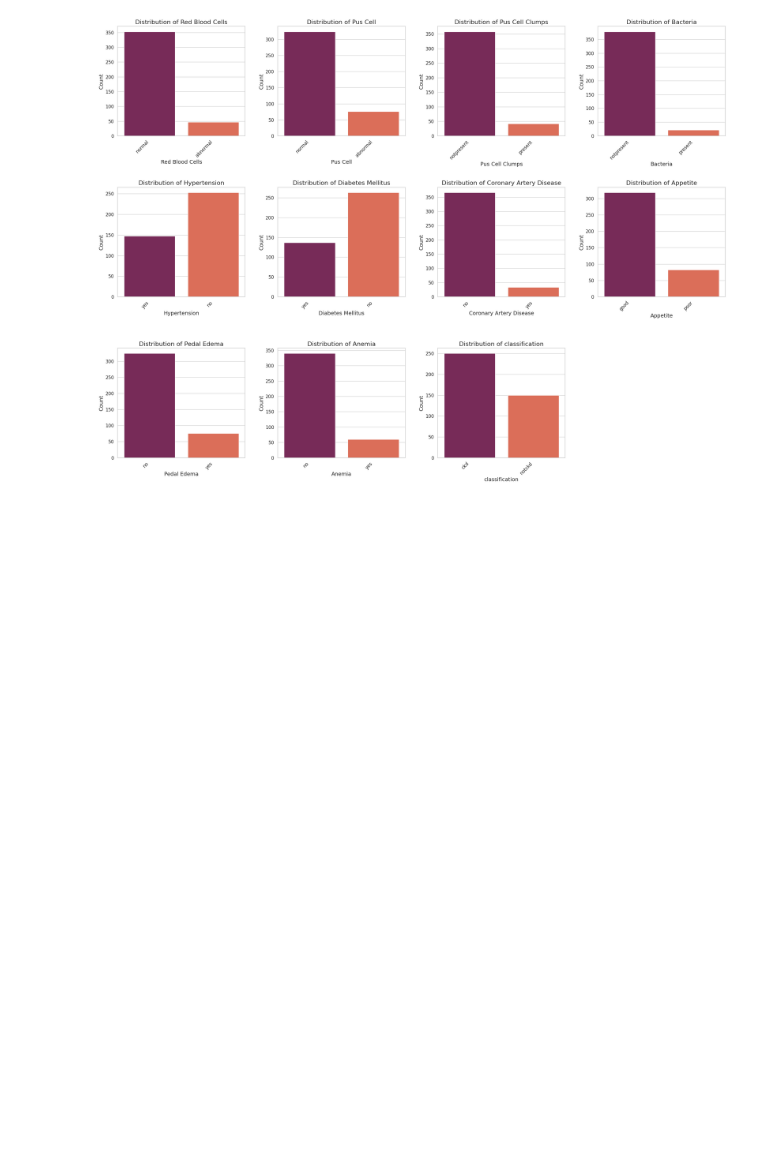
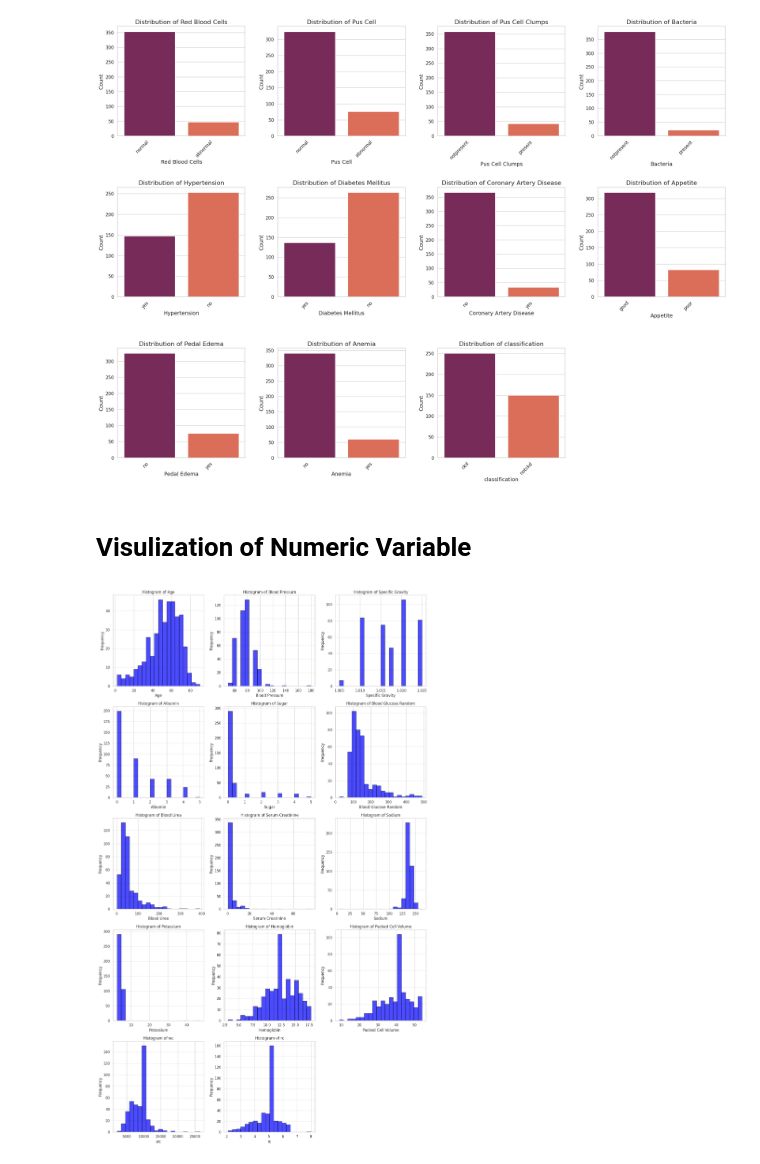
Before and after one commit to Seeratijaz/Final_Project_kidney_diesese_Classification, a Jupyter notebook: CKD_Classification_Using_ML_and_Deep_Learning.ipynb, the cells around one changed output. Drawn from its saved outputs; the diff is of its cells as text; code cells hidden in the pictures; blank space fills up the shorter version.

```diff
--- a/CKD_Classification_Using_ML_and_Deep_Learning.ipynb
+++ b/CKD_Classification_Using_ML_and_Deep_Learning.ipynb
@@ -302,3 +310,34 @@ plt.tight_layout(pad=3.0)
 plt.show()
 # %% [output]
 [figure]
+# %% [markdown]
+# Visulization of Numeric Variable
+# %%
+# Select only numeric columns
+numeric_columns = df.select_dtypes(include=['number']).columns
+
+# Determine the number of subplots (grid size)
+num_columns = len(numeric_columns)
+rows = (num_columns // 3) + (num_columns % 3 > 0)  # 3 columns per row
+
+# Create subplots
+fig, axes = plt.subplots(rows, 3, figsize=(15, rows * 5))
+axes = axes.flatten()  # Flatten axes array for easy iteration
+
+# Generate histograms
+for i, column in enumerate(numeric_columns):
+    axes[i].hist(df[column].dropna(), bins=20, color='blue', alpha=0.7, edgecolor='black')
+    axes[i].set_title(f'Histogram of {column}')
+    axes[i].set_xlabel(column)
+    axes[i].set_ylabel('Frequency')
+    axes[i].grid(axis='y', linestyle='--', alpha=0.7)
+
+# Hide unused subplots
+for j in range(len(numeric_columns), len(axes)):
+    axes[j].axis('off')
+
+# Adjust layout
+plt.tight_layout()
+plt.show()
+# %% [output]
+[figure, added]
```
Also changed, not shown: parts of 39 cells of this notebook.
